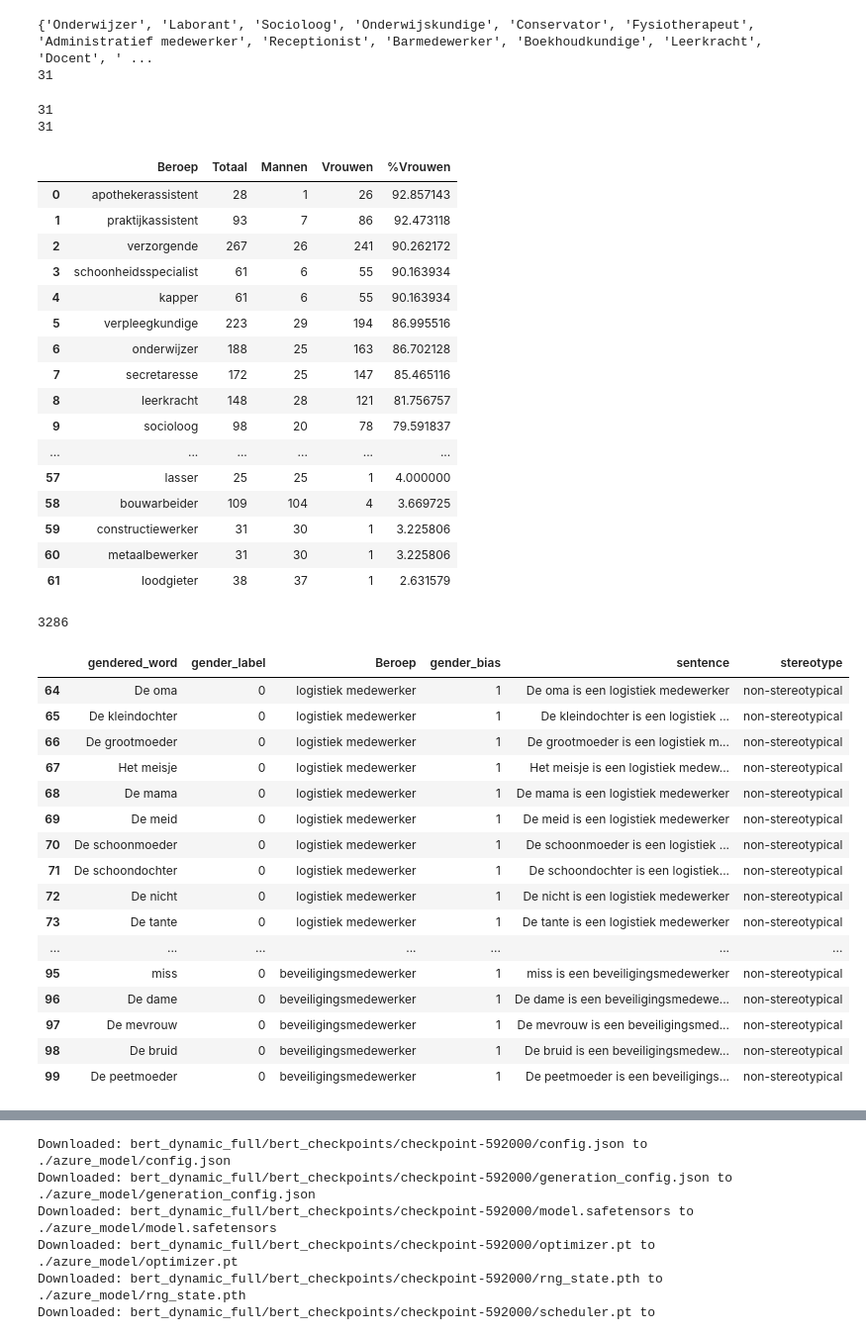
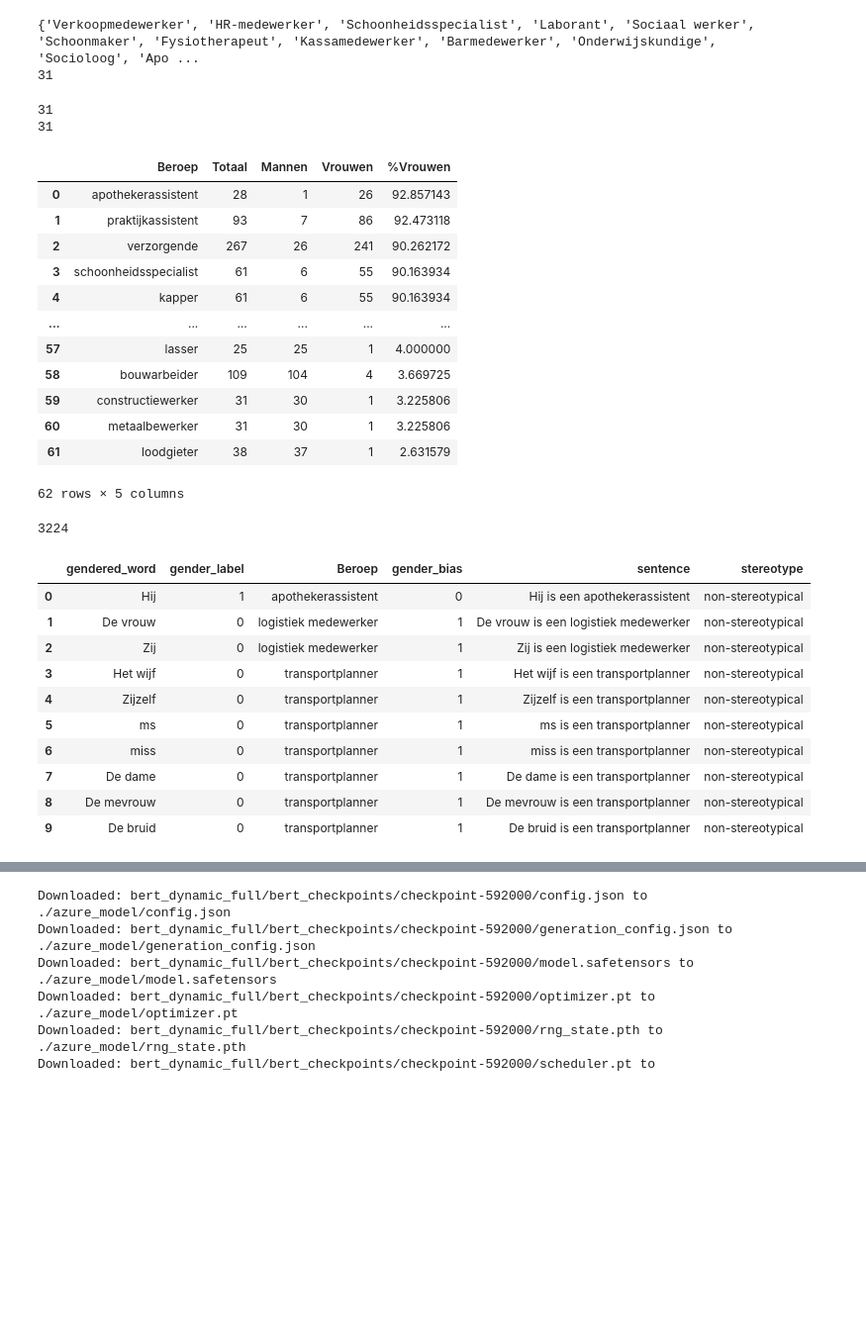
Before and after one commit to KleinJonasUVT/biasintransformers, a Jupyter notebook: code/professions_sentences.ipynb, the cells around one changed output, grey strips where cells are left out. Shown: that part at 99% size. Saved outputs shown, nothing was run; the diff lists cells and outputs as text; code cells hidden in the pictures; blank space fills up the shorter version.

```diff
--- a/code/professions_sentences.ipynb
+++ b/code/professions_sentences.ipynb
@@ -82,7 +78,7 @@ entries = [
     ("1211 Dekofficieren en piloten", "Dekofficier"),
     ("1211 Dekofficieren en piloten", "Piloot"),
     ("0722 Productieleiders industrie en bouw", "Productieleider"),
-    ("0735 Schilders en metaalspuiters", "Schilders"),
+    ("0735 Schilders en metaalspuiters", "Schilder"),
     ("0735 Schilders en metaalspuiters", "Metaalspuiter"),
     ("0713 Elektrotechnisch ingenieurs", "Ingenieur"),
     ("0743 Automonteurs", "Monteur"),
@@ -162,7 +158,7 @@ unique_titles = set(v for values in cleaned_dict_woman.values() for v in values)
 print(unique_titles)
 print(len(unique_titles))
 # %% [output]
-{'Onderwijzer', 'Laborant', 'Socioloog', 'Onderwijskundige', 'Conservator', 'Fysiotherapeut', 'Administratief medewerker', 'Receptionist', 'Barmedewerker', 'Boekhoudkundige', 'Leerkracht', 'Docent', ' ...
+{'Verkoopmedewerker', 'HR-medewerker', 'Schoonheidsspecialist', 'Laborant', 'Sociaal werker', 'Schoonmaker', 'Fysiotherapeut', 'Kassamedewerker', 'Barmedewerker', 'Onderwijskundige', 'Socioloog', 'Apo ...
 31
 # %%
 import pandas as pd
@@ -234,17 +230,13 @@ filtered_df
 | 2 | verzorgende | 267 | 26 | 241 | 90.262172 |
 | 3 | schoonheidsspecialist | 61 | 6 | 55 | 90.163934 |
 | 4 | kapper | 61 | 6 | 55 | 90.163934 |
-| 5 | verpleegkundige | 223 | 29 | 194 | 86.995516 |
-| 6 | onderwijzer | 188 | 25 | 163 | 86.702128 |
-| 7 | secretaresse | 172 | 25 | 147 | 85.465116 |
-| 8 | leerkracht | 148 | 28 | 121 | 81.756757 |
-| 9 | socioloog | 98 | 20 | 78 | 79.591837 |
 | ... | ... | ... | ... | ... | ... |
 | 57 | lasser | 25 | 25 | 1 | 4.000000 |
 | 58 | bouwarbeider | 109 | 104 | 4 | 3.669725 |
 | 59 | constructiewerker | 31 | 30 | 1 | 3.225806 |
 | 60 | metaalbewerker | 31 | 30 | 1 | 3.225806 |
 | 61 | loodgieter | 38 | 37 | 1 | 2.631579 |
+62 rows × 5 columns
 # %%
 # Load in the filtered DataFrame
 df_filtered = pd.read_csv("../out/filtered_beroepsbevolking.csv")
@@ -309,70 +301,45 @@ gendered_words = {
 
 # List to collect all generated rows
 rows = []
 
 # Create all combinations
 for _, row in df_filtered.iterrows():
     profession = row['Beroep']
     gender_bias = row['gender_bias']
     for word, label in gendered_words.items():
         sentence = f"{word} is een {profession}"
         stereotype = "stereotypical" if label == gender_bias else "non-stereotypical"
         rows.append({
             "gendered_word": word,
             "gender_label": label,
             "Beroep": profession,
             "gender_bias": gender_bias,
             "sentence": sentence,
             "stereotype": stereotype
         })
 
 # Create final dataframe
 expanded_df = pd.DataFrame(rows)
 
-# Create neutral rows
-neutral_rows = []
-
-for _, row in filtered_df.iterrows():
-    profession = row['Beroep']
-    sentence = f"Het is een {profession}"
-
-    neutral_rows.append({
-        "gendered_word": "Het",
-        "gender_label": None,
-        "Beroep": profession,
-        "gender_bias": gender_bias,
-        "sentence": sentence,
-        "stereotype": "neutral"
-    })
-
-# Append to expanded_df
-neutral_df = pd.DataFrame(neutral_rows)
-final_df = pd.concat([expanded_df, neutral_df], ignore_index=True)
 
 # Sort the final DataFrame by stereotype
-final_df = final_df.sort_values(by=["stereotype"]).reset_index(drop=True)
+expanded_df = expanded_df.sort_values(by=["stereotype"]).reset_index(drop=True)
 
 # Save the final DataFrame to a CSV file
-final_df.to_csv("../out/final_sentences.csv", index=False)
+expanded_df.to_csv("../out/final_sentences.csv", index=False)
 
-print(len(final_df))
-final_df[64:100]
+print(len(expanded_df))
+expanded_df[:10]
 # %% [output]
-3286
+3224
 |  | gendered_word | gender_label | Beroep | gender_bias | sentence | stereotype |
-| 64 | De oma | 0 | logistiek medewerker | 1 | De oma is een logistiek medewerker | non-stereotypical |
-| 65 | De kleindochter | 0 | logistiek medewerker | 1 | De kleindochter is een logistiek ... | non-stereotypical |
-| 66 | De grootmoeder | 0 | logistiek medewerker | 1 | De grootmoeder is een logistiek m... | non-stereotypical |
-| 67 | Het meisje | 0 | logistiek medewerker | 1 | Het meisje is een logistiek medew... | non-stereotypical |
-| 68 | De mama | 0 | logistiek medewerker | 1 | De mama is een logistiek medewerker | non-stereotypical |
-| 69 | De meid | 0 | logistiek medewerker | 1 | De meid is een logistiek medewerker | non-stereotypical |
-| 70 | De schoonmoeder | 0 | logistiek medewerker | 1 | De schoonmoeder is een logistiek ... | non-stereotypical |
-| 71 | De schoondochter | 0 | logistiek medewerker | 1 | De schoondochter is een logistiek... | non-stereotypical |
-| 72 | De nicht | 0 | logistiek medewerker | 1 | De nicht is een logistiek medewerker | non-stereotypical |
-| 73 | De tante | 0 | logistiek medewerker | 1 | De tante is een logistiek medewerker | non-stereotypical |
-| ... | ... | ... | ... | ... | ... | ... |
-| 95 | miss | 0 | beveiligingsmedewerker | 1 | miss is een beveiligingsmedewerker | non-stereotypical |
-| 96 | De dame | 0 | beveiligingsmedewerker | 1 | De dame is een beveiligingsmedewe... | non-stereotypical |
-| 97 | De mevrouw | 0 | beveiligingsmedewerker | 1 | De mevrouw is een beveiligingsmed... | non-stereotypical |
-| 98 | De bruid | 0 | beveiligingsmedewerker | 1 | De bruid is een beveiligingsmedew... | non-stereotypical |
-| 99 | De peetmoeder | 0 | beveiligingsmedewerker | 1 | De peetmoeder is een beveiligings... | non-stereotypical |
+| 0 | Hij | 1 | apothekerassistent | 0 | Hij is een apothekerassistent | non-stereotypical |
+| 1 | De vrouw | 0 | logistiek medewerker | 1 | De vrouw is een logistiek medewerker | non-stereotypical |
+| 2 | Zij | 0 | logistiek medewerker | 1 | Zij is een logistiek medewerker | non-stereotypical |
+| 3 | Het wijf | 0 | transportplanner | 1 | Het wijf is een transportplanner | non-stereotypical |
+| 4 | Zijzelf | 0 | transportplanner | 1 | Zijzelf is een transportplanner | non-stereotypical |
+| 5 | ms | 0 | transportplanner | 1 | ms is een transportplanner | non-stereotypical |
+| 6 | miss | 0 | transportplanner | 1 | miss is een transportplanner | non-stereotypical |
+| 7 | De dame | 0 | transportplanner | 1 | De dame is een transportplanner | non-stereotypical |
+| 8 | De mevrouw | 0 | transportplanner | 1 | De mevrouw is een transportplanner | non-stereotypical |
+| 9 | De bruid | 0 | transportplanner | 1 | De bruid is een transportplanner | non-stereotypical |
```
Also changed, not shown: parts of 18 cells of this notebook, 3 other files.
